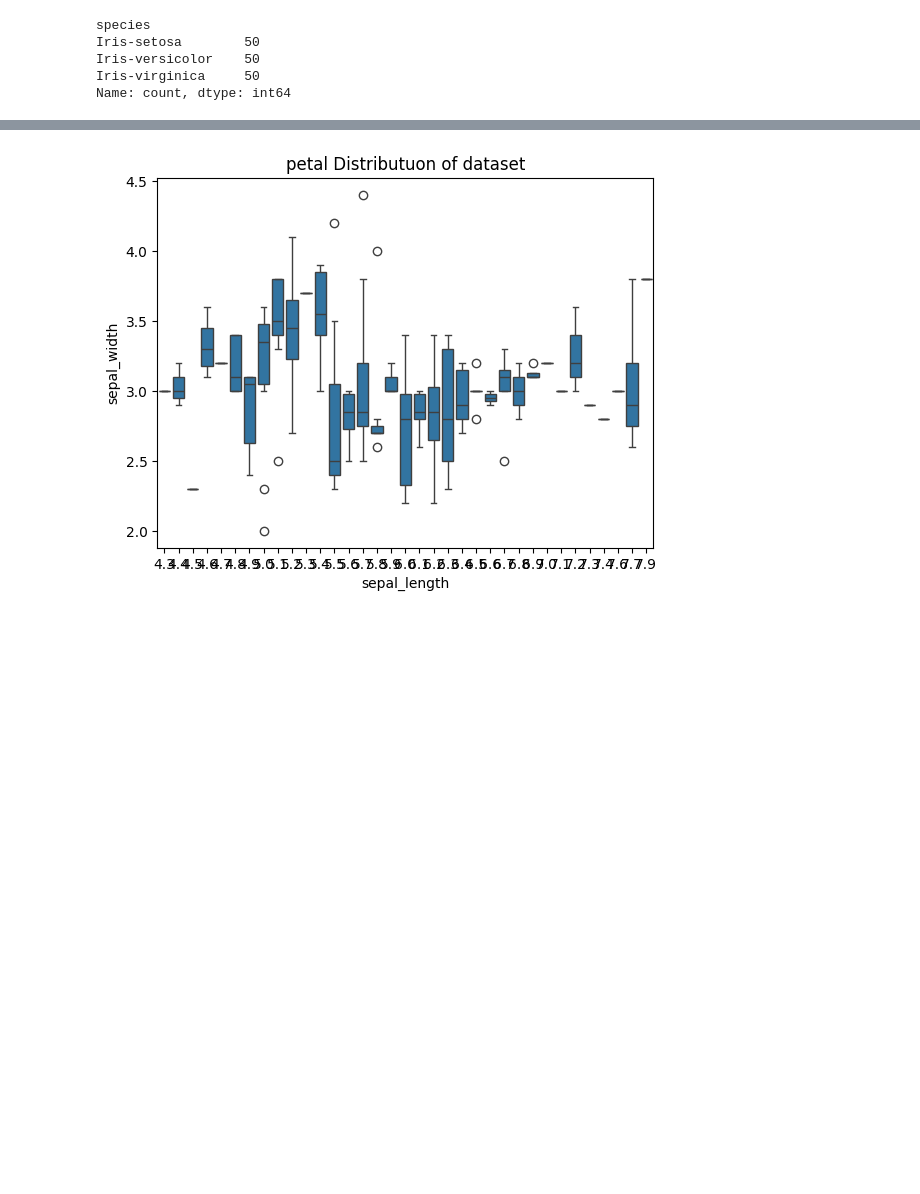
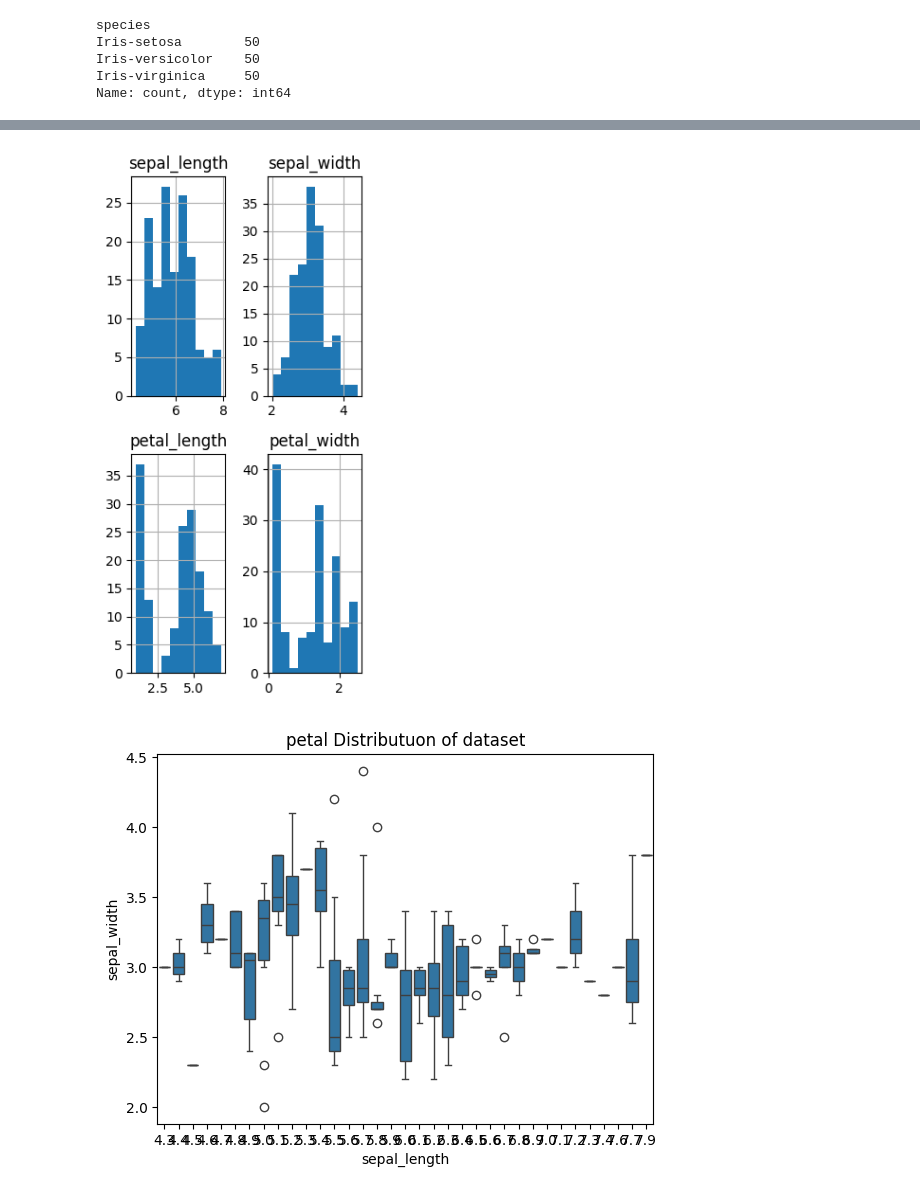
Before and after one commit to abu1man/Ds.bootcamp, a Jupyter notebook: ASSGMNT 1.ipynb, the cells around one changed output, grey strips where cells are left out. Saved outputs shown, nothing was run; the diff lists cells and outputs as text; code cells hidden in the pictures; blank space fills up the shorter version.

```diff
--- a/ASSGMNT 1.ipynb
+++ b/ASSGMNT 1.ipynb
@@ -39,3 +39,10 @@ plt
+# %%
+#histogram
+data.hist(figsize = (3,6))
+plt.tight_layout()
+plt.show()
+# %% [output]
+[figure, added]
 # %%
 snb.boxplot(x="sepal_length", y="sepal_width", data= data)
 plt.title("petal Distributuon of dataset")
```
Also changed, not shown: parts of 5 cells of this notebook.
